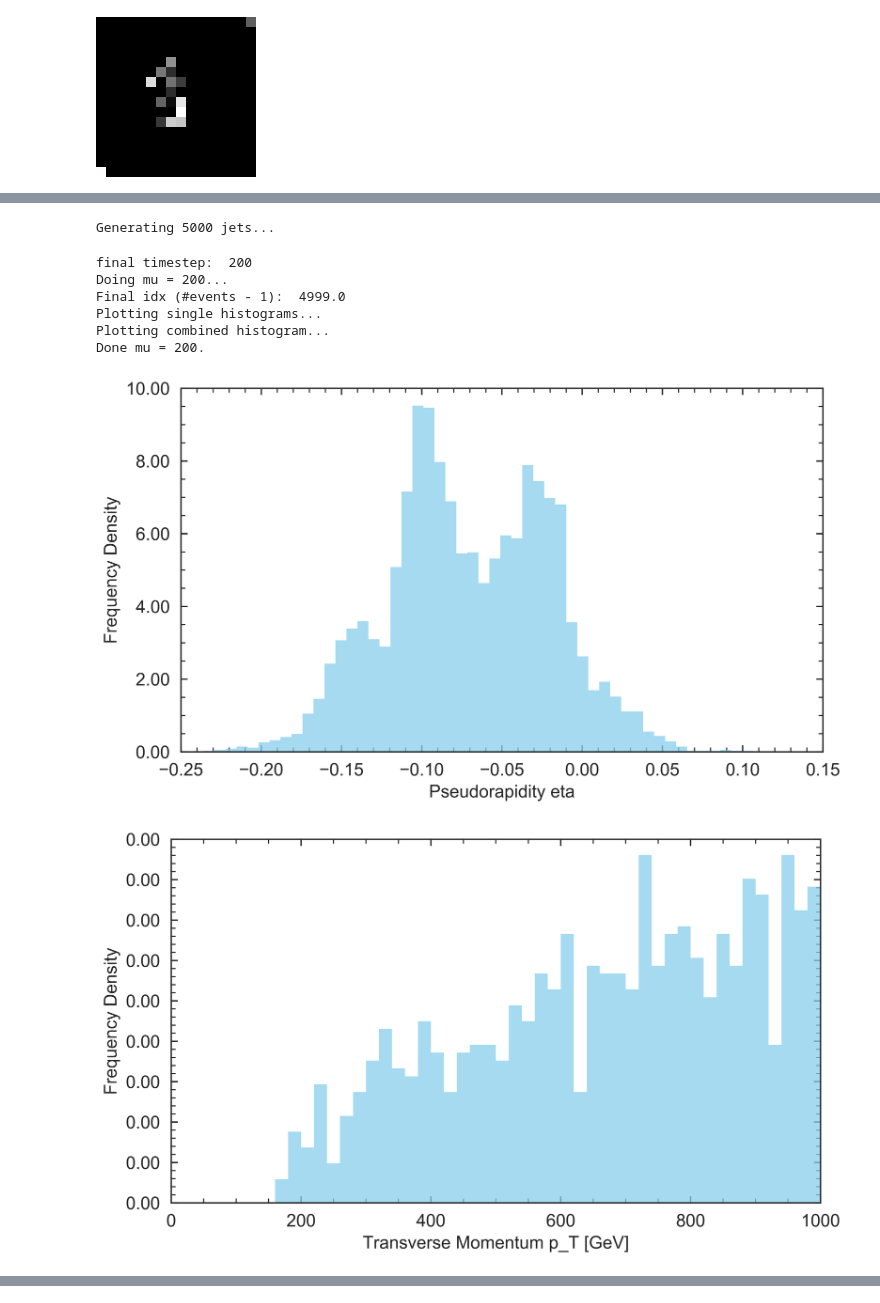
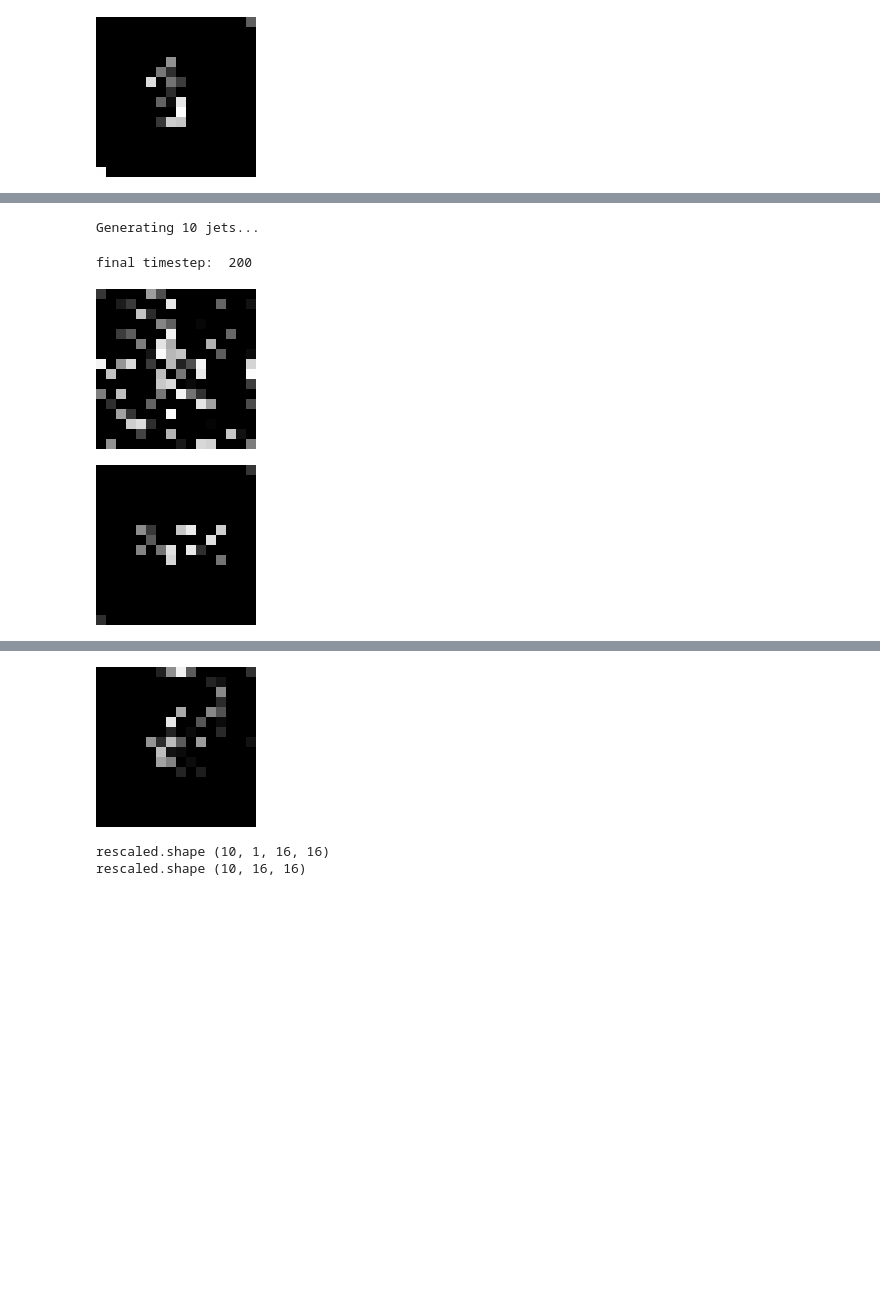
Before and after one commit to roysiu-gh/DDPM-HL-LHC, a Jupyter notebook: DDPMLHC/jup_real_rs.ipynb, the cells around one changed output, grey strips where cells are left out. Cells and saved outputs as stored; diff of their text form; code cells hidden in the pictures; blank space fills up the shorter version.

```diff
--- a/DDPMLHC/jup_real_rs.ipynb
+++ b/DDPMLHC/jup_real_rs.ipynb
@@ -41,8 +41,8 @@ from DDPMLHC.data_loading import *
 from DDPMLHC.generate_plots.overlaid_1d import create_overlay_plots
 from DDPMLHC.generate_plots.bmap import save_to_bmap
 from DDPMLHC.generate_plots.histograms_1d import *
-# from
 
+BMAP_SQUARE_SIDE_LENGTH = 16
 
 # Some functions from denoising_diffusion_pytorch that are required but couldn't import
 def extract(a, t, x_shape):
@@ -334,12 +352,19 @@ class OutData():
         print(f"Generating {self.num_jets} jets...")
 
         sampled_images = diffusion.sample(batch_size=self.num_jets)
+        show_tensor_images(sampled_images[:5] * NG_jet.max_energy, scale_factor=10)
+        # print(len(sampled_images))
+        # print(sampled_images[0])
         rescaled = sampled_images * self.NG_jet.max_energy
+        # print(len(rescaled))
+        # print(rescaled[0])
         rescaled = rescaled.cpu().numpy()  # PyTorch to numpy
 
         # Remove channel dimension if exists
+        print(f"rescaled.shape {rescaled.shape}")
         if len(rescaled.shape) == 4:  # (batch, channel, height, width)
             rescaled = rescaled.squeeze(1)
+        print(f"rescaled.shape {rescaled.shape}")
 
         combined = []
         for idx, grid in enumerate(rescaled):
@@ -383,18 +408,11 @@ class OutData():
 # %%
 output_folder=f"{CWD}/data/4-reconstruction"
 output_filename = f"reconstructed_mu{diffusion.mu}_event_level_from_grid{BMAP_SQUARE_SIDE_LENGTH}.csv"
 
-OD = OutData(diffusion, NG_jet, 5000)
+OD = OutData(diffusion, NG_jet, 10)
 output_path = OD.save_event_level(output_folder=output_folder, output_filename=output_filename)
-
-plot_1d_histograms(diffusion.mu, event_stats_path=output_path, output_path=f"{output_folder}/grid{BMAP_SQUARE_SIDE_LENGTH}")
 # %% [output]
-Generating 5000 jets...
+Generating 10 jets...
 final timestep:  200
-Doing mu = 200...
-Final idx (#events - 1):  4999.0
-Plotting single histograms...
-Plotting combined histogram...
-Done mu = 200.
-[figure, old version]
+[figure, new version]
-[figure, old version]
+[figure, new version]
@@ -402,0 +421,3 @@ Done mu = 200.
+[figure, added]
+rescaled.shape (10, 1, 16, 16)
+rescaled.shape (10, 16, 16)
```
Also changed, not shown: parts of 5 cells of this notebook, 5 other files.
